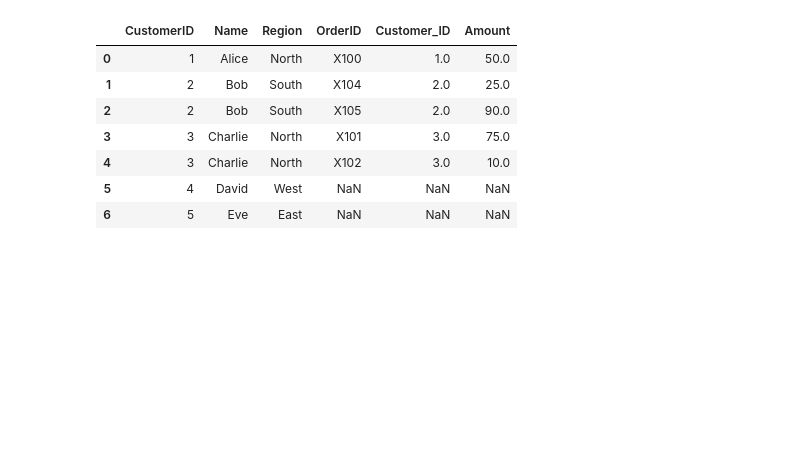
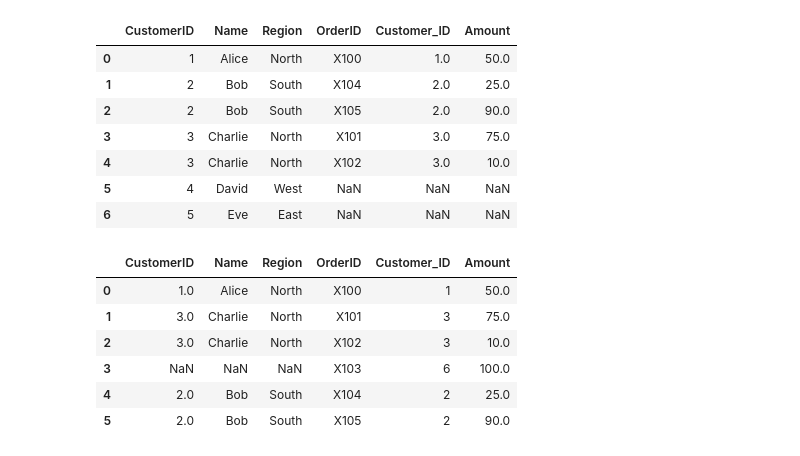
Before and after one commit to jjramo13579/ist356fall25, a Jupyter notebook: 3-data/review.ipynb, the cells around one changed output. Drawn from its saved outputs; the diff is of its cells as text; code cells hidden in the pictures; blank space fills up the shorter version.

```diff
--- a/3-data/review.ipynb
+++ b/3-data/review.ipynb
@@ -223,3 +268,14 @@ result_left
 | 4 | 3 | Charlie | North | X102 | 3.0 | 10.0 |
 | 5 | 4 | David | West | NaN | NaN | NaN |
 | 6 | 5 | Eve | East | NaN | NaN | NaN |
+# %%
+result_right = pd.merge(df_customers, df_orders, left_on='CustomerID', right_on='Customer_ID', how='right')
+result_right
+# %% [output]
+|  | CustomerID | Name | Region | OrderID | Customer_ID | Amount |
+| 0 | 1.0 | Alice | North | X100 | 1 | 50.0 |
+| 1 | 3.0 | Charlie | North | X101 | 3 | 75.0 |
+| 2 | 3.0 | Charlie | North | X102 | 3 | 10.0 |
+| 3 | NaN | NaN | NaN | X103 | 6 | 100.0 |
+| 4 | 2.0 | Bob | South | X104 | 2 | 25.0 |
+| 5 | 2.0 | Bob | South | X105 | 2 | 90.0 |
```
Also changed, not shown: parts of 4 cells of this notebook, 2 other files.
